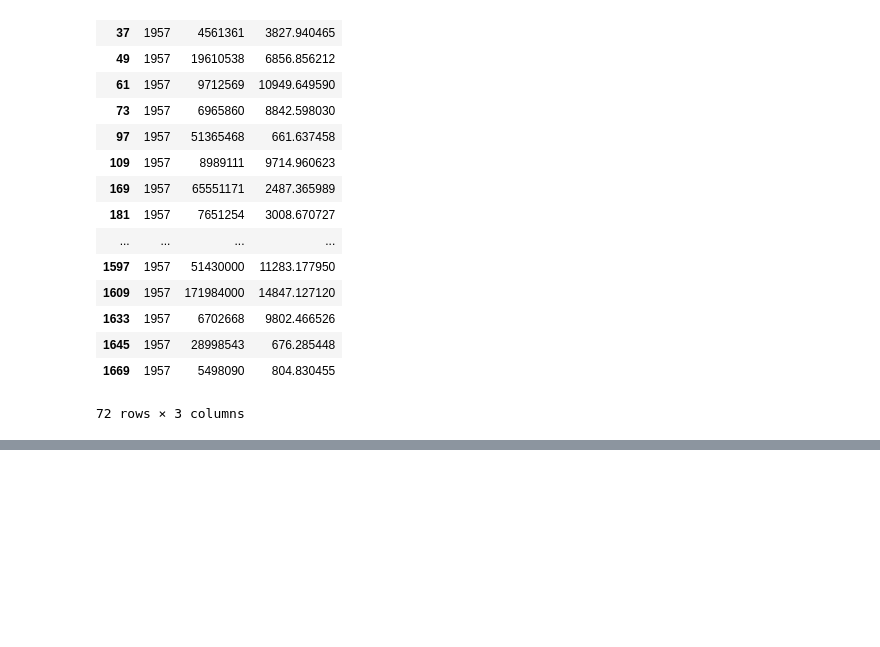
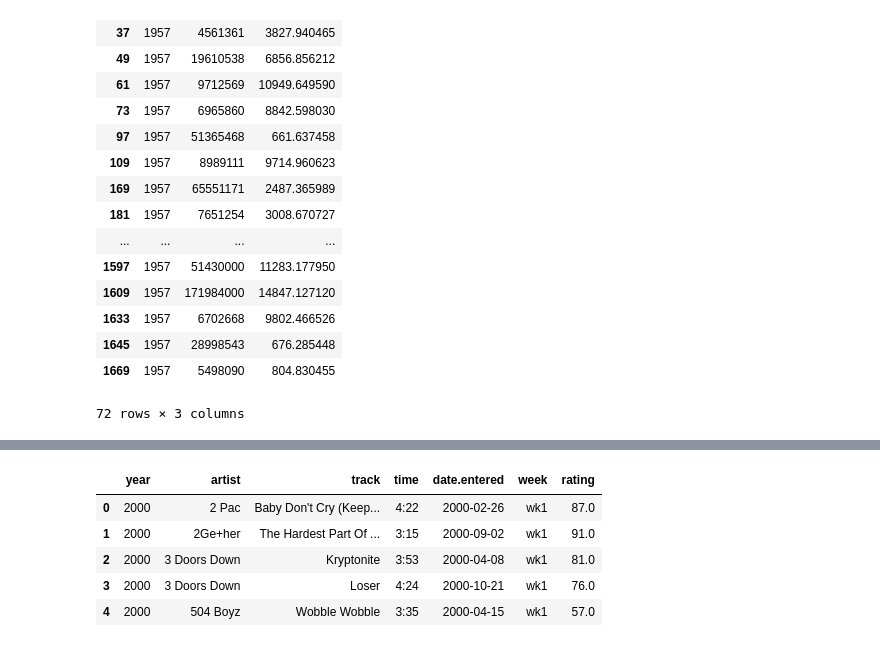
Before and after one commit to yusuf-uthman/data-wrangling-using-pandas, a Jupyter notebook: data_clean.ipynb, the cells around one changed output, grey strips where cells are left out. Drawn from its saved outputs; the diff is of its cells as text; code cells hidden in the pictures; blank space fills up the shorter version.

```diff
--- a/data_clean.ipynb
+++ b/data_clean.ipynb
@@ -226,0 +262,15 @@ subset
+# %%
+billboard_melt = pd.melt ( billboard,
+                           id_vars = ["year","artist","track","time","date.entered"],
+                           var_name = "week",
+                           value_name = "rating"
+                         )
+# %%
+billboard_melt.head()
+# %% [output]
+|  | year | artist | track | time | date.entered | week | rating |
+| 0 | 2000 | 2 Pac | Baby Don't Cry (Keep... | 4:22 | 2000-02-26 | wk1 | 87.0 |
+| 1 | 2000 | 2Ge+her | The Hardest Part Of ... | 3:15 | 2000-09-02 | wk1 | 91.0 |
+| 2 | 2000 | 3 Doors Down | Kryptonite | 3:53 | 2000-04-08 | wk1 | 81.0 |
+| 3 | 2000 | 3 Doors Down | Loser | 4:24 | 2000-10-21 | wk1 | 76.0 |
+| 4 | 2000 | 504 Boyz | Wobble Wobble | 3:35 | 2000-04-15 | wk1 | 57.0 |
```
Also changed, not shown: parts of 11 cells of this notebook.
